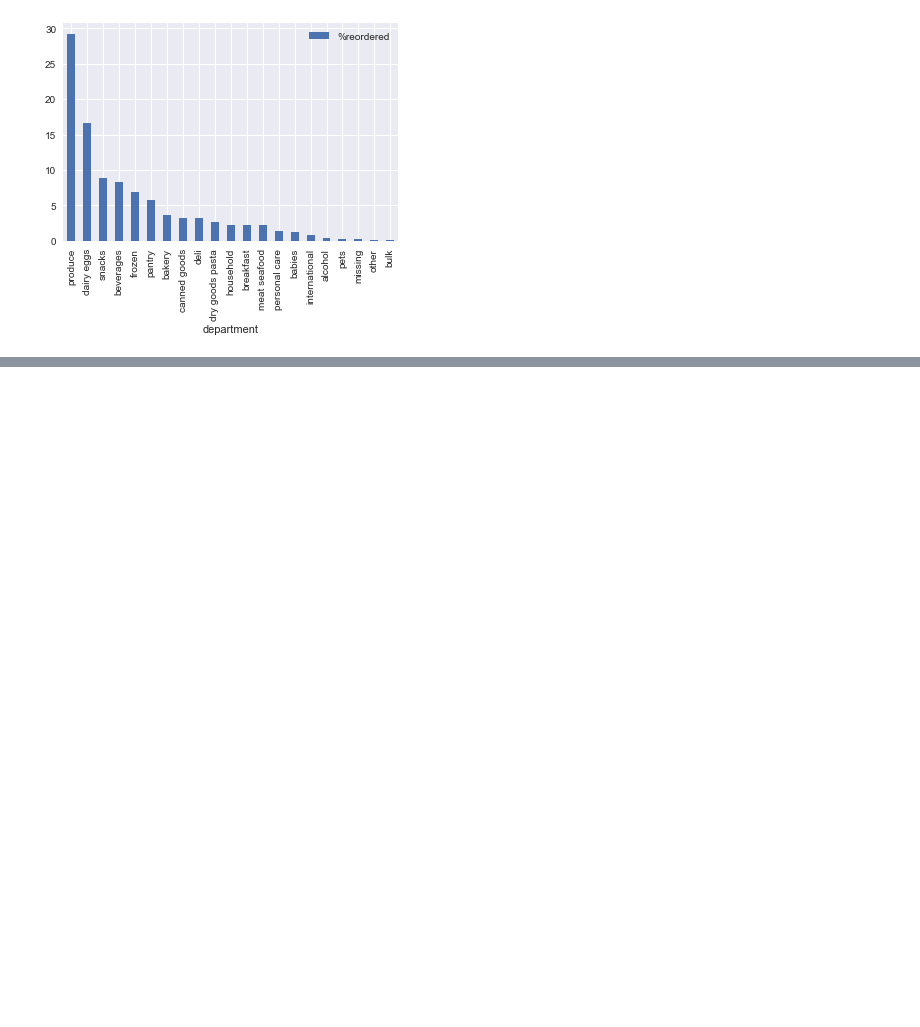
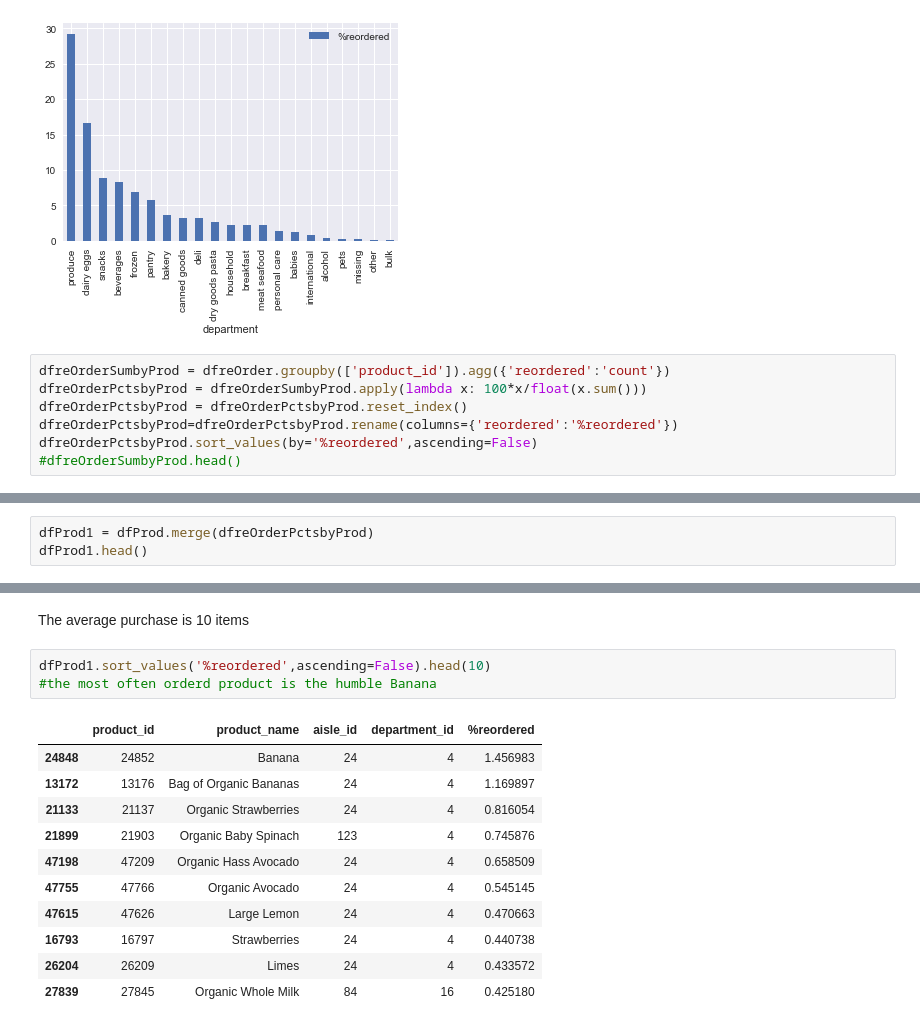
Before and after one commit to andrewcmilne/capstone1_instaCart, a Jupyter notebook: instaCart1.ipynb, the cells around one changed output, grey strips where cells are left out. Saved outputs shown, nothing was run; the diff lists cells and outputs as text; blank space fills up the shorter version.

```diff
--- a/instaCart1.ipynb
+++ b/instaCart1.ipynb
@@ -241,3 +239,10 @@ dfDept1.groupby(['department'])[['%reordered']].mean().reindex(dfDeptList).plot.
 # %% [output]
 <matplotlib.axes._subplots.AxesSubplot at 0x...>
 [figure]
+# %%
+dfreOrderSumbyProd = dfreOrder.groupby(['product_id']).agg({'reordered':'count'})
+dfreOrderPctsbyProd = dfreOrderSumbyProd.apply(lambda x: 100*x/float(x.sum()))
+dfreOrderPctsbyProd = dfreOrderPctsbyProd.reset_index()
+dfreOrderPctsbyProd=dfreOrderPctsbyProd.rename(columns={'reordered':'%reordered'})
+dfreOrderPctsbyProd.sort_values(by='%reordered',ascending=False)
+#dfreOrderSumbyProd.head()
@@ -243,0 +268,3 @@ dfDept1.groupby(['department'])[['%reordered']].mean().reindex(dfDeptList).plot.
+# %%
+dfProd1 = dfProd.merge(dfreOrderPctsbyProd)
+dfProd1.head()
@@ -243,0 +309,17 @@ dfDept1.groupby(['department'])[['%reordered']].mean().reindex(dfDeptList).plot.
+# %% [markdown]
+The average purchase is 10 items
+# %%
+dfProd1.sort_values('%reordered',ascending=False).head(10)
+#the most often orderd product is the humble Banana
+# %% [output]
+|  | product_id | product_name | aisle_id | department_id | %reordered |
+| 24848 | 24852 | Banana | 24 | 4 | 1.456983 |
+| 13172 | 13176 | Bag of Organic Bananas | 24 | 4 | 1.169897 |
+| 21133 | 21137 | Organic Strawberries | 24 | 4 | 0.816054 |
+| 21899 | 21903 | Organic Baby Spinach | 123 | 4 | 0.745876 |
+| 47198 | 47209 | Organic Hass Avocado | 24 | 4 | 0.658509 |
+| 47755 | 47766 | Organic Avocado | 24 | 4 | 0.545145 |
+| 47615 | 47626 | Large Lemon | 24 | 4 | 0.470663 |
+| 16793 | 16797 | Strawberries | 24 | 4 | 0.440738 |
+| 26204 | 26209 | Limes | 24 | 4 | 0.433572 |
+| 27839 | 27845 | Organic Whole Milk | 84 | 16 | 0.425180 |
```
Also changed, not shown: parts of 8 cells of this notebook.
